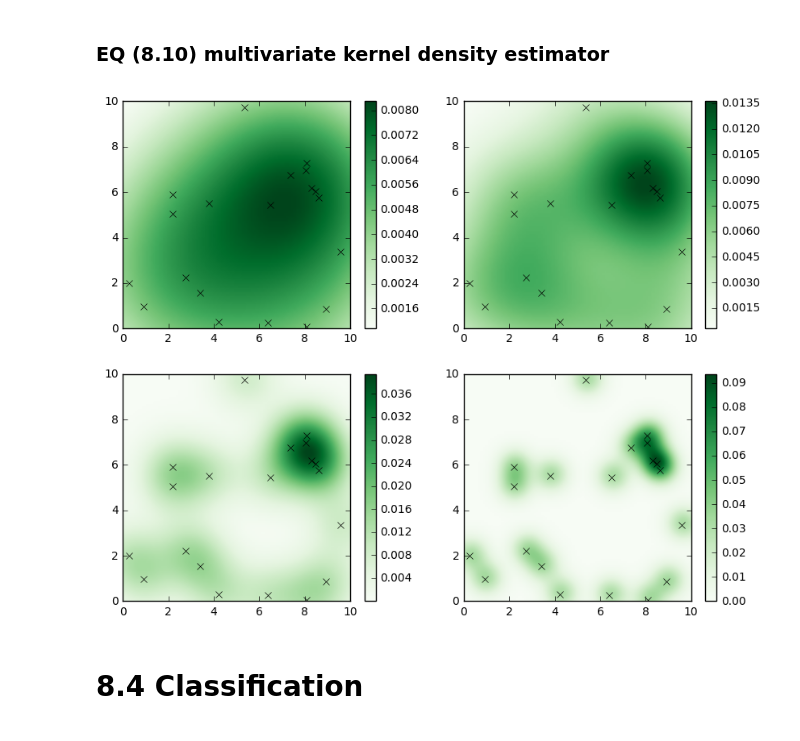
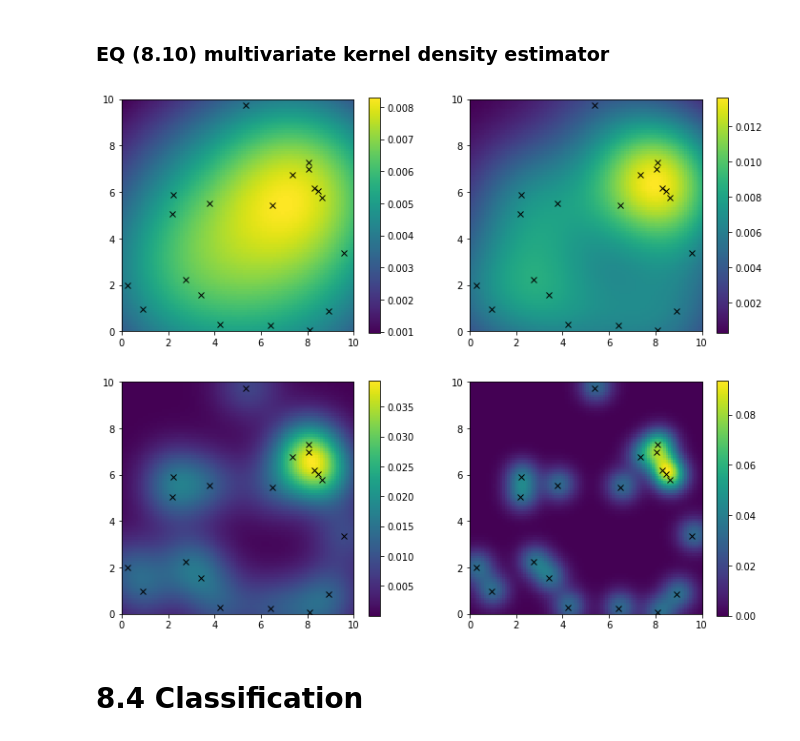
Before and after one commit to pfaion/NonparametricMethods, a Jupyter notebook: explore.ipynb, the cells around one changed output. Cells and saved outputs as stored; diff of their text form; code cells hidden in the pictures.

```diff
--- a/explore.ipynb
+++ b/explore.ipynb
@@ -3,7 +3,7 @@ import numpy as np
 import matplotlib
 import matplotlib.pyplot as plt
 %matplotlib inline
-matplotlib.rcParams['figure.figsize'] = (10,8)
+matplotlib.rcParams['figure.figsize'] = (12,10)
 import math
 import random
 # %% [markdown]
@@ -135,15 +135,15 @@ def multivariate_kernel_estimator(x_tup, data, h, multi_kernel):
 # %%
 hs = [3, 2, 1, 0.5]
 xs = np.arange(0, 10, 0.1)
 ys = np.arange(0, 10, 0.1)
 for i,h in enumerate(hs):
     plt.subplot(2,2,i+1)
     responses = [[multivariate_kernel_estimator((x, y), data2D, h, multivariate_gaussian_kernel) for x in xs] for y in ys]
-    plt.imshow(responses, extent=(0,10,0,10), cmap=plt.cm.Greens, origin='lower')
+    plt.imshow(responses, extent=(0,10,0,10), origin='lower')
     plt.plot(*zip(*data2D), 'xk')
     plt.colorbar()
 # %% [output]
-[figure, old version]
+[figure, new version]
 # %% [markdown]
 # 8.4 Classification
 # %%
```
Also changed, not shown: parts of 10 cells of this notebook.
